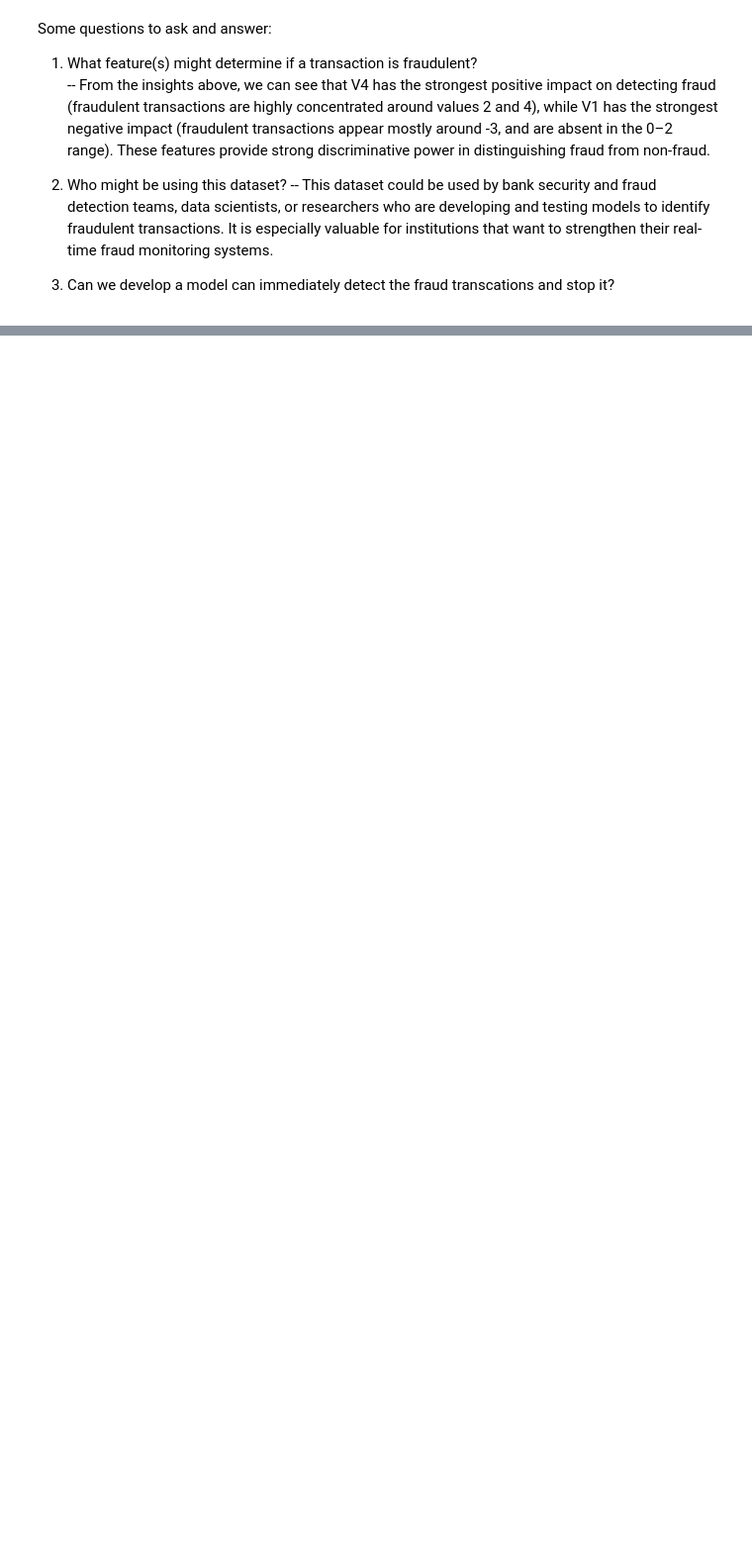
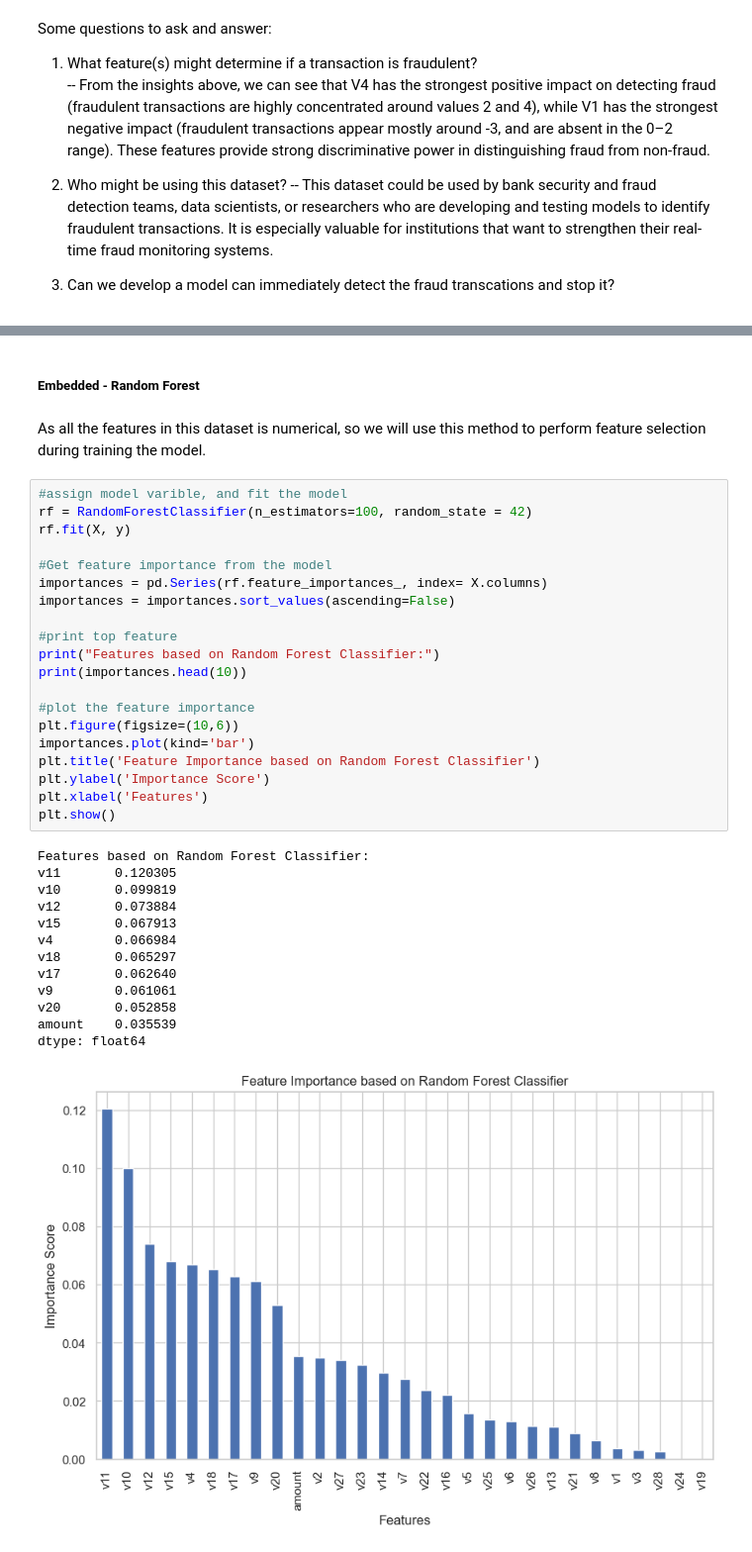
Before and after one commit to KimHLU/1164911, a Jupyter notebook: Kim_1164911.ipynb, the cells around one changed output, grey strips where cells are left out. Shown at 99% size. Drawn from its saved outputs; the diff is of its cells as text; blank space fills up the shorter version.

```diff
--- a/Kim_1164911.ipynb
+++ b/Kim_1164911.ipynb
@@ -409,0 +450,38 @@ Some questions to ask and answer:
+# %% [markdown]
+##### Embedded - Random Forest
+# %% [markdown]
+As all the features in this dataset is numerical, so we will use this method to perform feature selection during training the model.
+# %%
+#assign model varible, and fit the model
+rf = RandomForestClassifier(n_estimators=100, random_state = 42)
+rf.fit(X, y)
+
+#Get feature importance from the model
+importances = pd.Series(rf.feature_importances_, index= X.columns)
+importances = importances.sort_values(ascending=False)
+
+#print top feature
+print("Features based on Random Forest Classifier:")
+print(importances.head(10))
+
+#plot the feature importance
+plt.figure(figsize=(10,6))
+importances.plot(kind='bar')
+plt.title('Feature Importance based on Random Forest Classifier')
+plt.ylabel('Importance Score')
+plt.xlabel('Features')
+plt.show()
+# %% [output]
+Features based on Random Forest Classifier:
+v11       0.120305
+v10       0.099819
+v12       0.073884
+v15       0.067913
+v4        0.066984
+v18       0.065297
+v17       0.062640
+v9        0.061061
+v20       0.052858
+amount    0.035539
+dtype: float64
+[figure, added]
```
Also changed, not shown: parts of 42 cells of this notebook.
